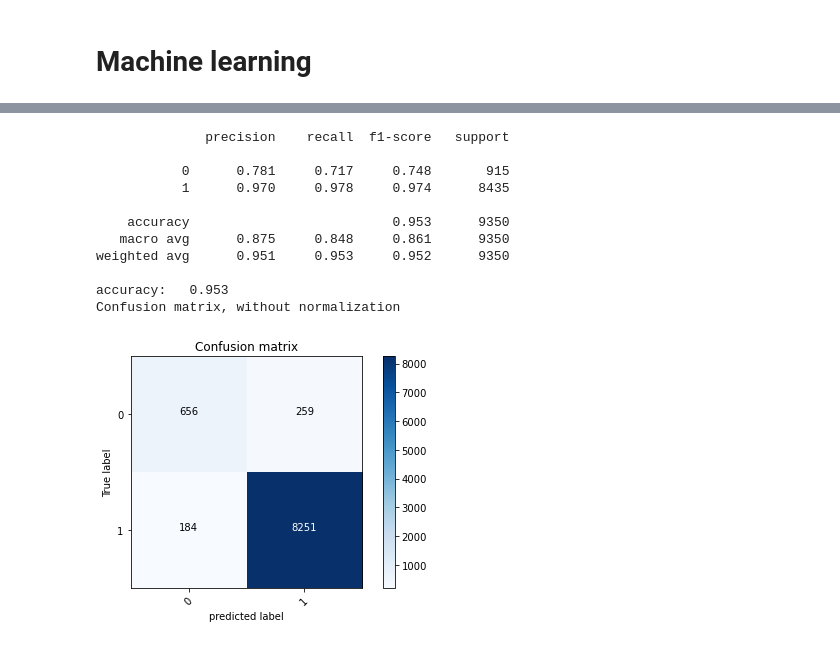
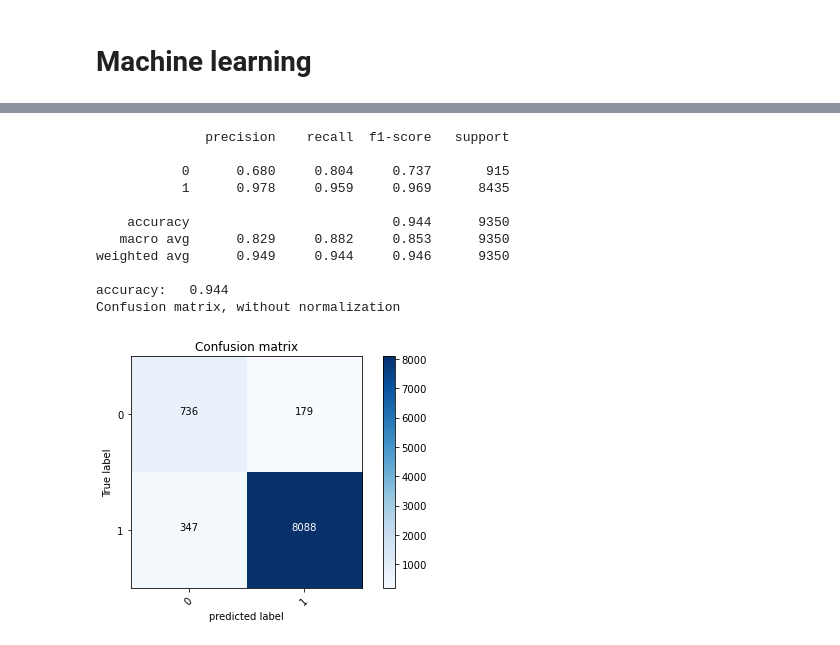
Before and after one commit to broepke/DATA110, a Jupyter notebook: Week 10/DATA110-Week10-broepke.ipynb, the cells around one changed output, grey strips where cells are left out. Drawn from its saved outputs; the diff is of its cells as text; code cells hidden in the pictures.

```diff
--- a/Week 10/DATA110-Week10-broepke.ipynb
+++ b/Week 10/DATA110-Week10-broepke.ipynb
@@ -376,7 +378,7 @@ plt.show()
 # %% [markdown]
 # Machine learning
 # %%
-X = df['reviews.text']
+X = df.drop(columns=['sent_label'])
 y = df['sent_label']
 
 # Make training and test sets
@@ -449,2 +449,12 @@ vec_test = vectorizer.transform(X_test)
+# %%
+column_trans = ColumnTransformer(
+    [('primaryCategories', OneHotEncoder(dtype='int'),['primaryCategories']),
+     ('manufacturer', OneHotEncoder(dtype='int'),['manufacturer']),
+     ('domain', OneHotEncoder(dtype='int'),['domain']),
+     ('title', TfidfVectorizer(stop_words='english'), 'reviews.title'),
+     ('text', TfidfVectorizer(stop_words='english'), 'reviews.text')],
+    remainder='drop')
 # %%
 clf = SVC(class_weight='balanced', random_state=42)
+pipeline = Pipeline([('prep',column_trans), ('clf', clf)])
+pipeline.fit(X_train, y_train)
@@ -451,23 +479,22 @@ clf = SVC(class_weight='balanced', random_state=42)
 # %%
-clf.fit(vec_train, y_train)
-y_pred = clf.predict(vec_test)
+y_pred = pipeline.predict(X_test)
 score = metrics.accuracy_score(y_test, y_pred)
 
 print(metrics.classification_report(y_test, y_pred, digits=3))
 
 print("accuracy:   %0.3f" % score)
 cm = metrics.confusion_matrix(y_test, y_pred, labels=[0,1])
 plot_confusion_matrix(cm, classes=[0,1])
 # %% [output]
               precision    recall  f1-score   support
 
-           0      0.781     0.717     0.748       915
-           1      0.970     0.978     0.974      8435
+           0      0.680     0.804     0.737       915
+           1      0.978     0.959     0.969      8435
 
-    accuracy                          0.953      9350
-   macro avg      0.875     0.848     0.861      9350
-weighted avg      0.951     0.953     0.952      9350
+    accuracy                          0.944      9350
+   macro avg      0.829     0.882     0.853      9350
+weighted avg      0.949     0.944     0.946      9350
 
-accuracy:   0.953
+accuracy:   0.944
 Confusion matrix, without normalization
-[figure, old version]
+[figure, new version]
```
Also changed, not shown: parts of 12 cells of this notebook, 3 other files.
